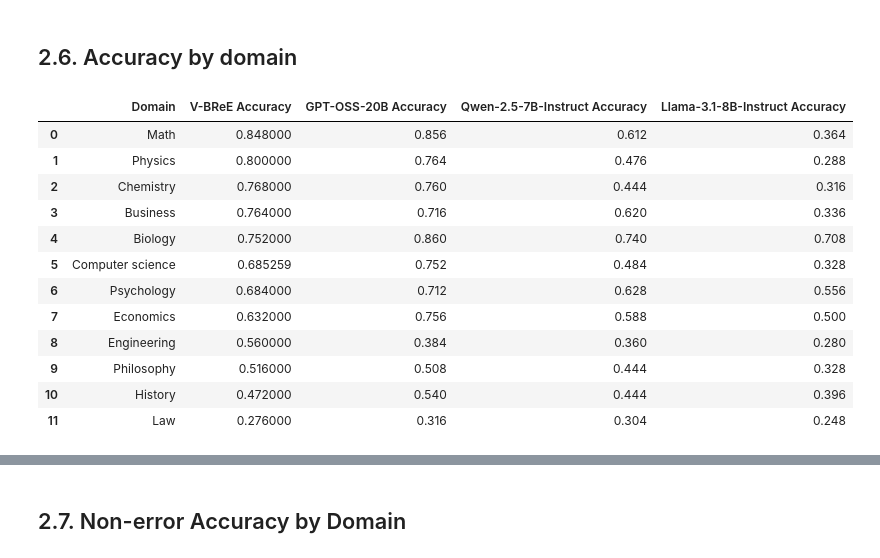
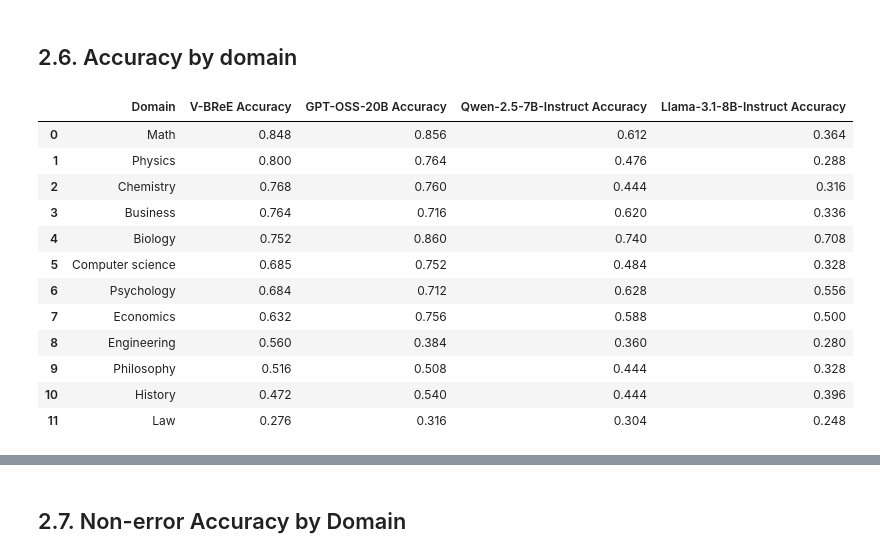
Before and after one commit to JasonIves/V-BReE, a Jupyter notebook: results/v_bree_accuracy_assessment.ipynb, the cells around one changed output, grey strips where cells are left out. Saved outputs shown, nothing was run; the diff lists cells and outputs as text; code cells hidden in the pictures.

```diff
--- a/results/v_bree_accuracy_assessment.ipynb
+++ b/results/v_bree_accuracy_assessment.ipynb
@@ -17,7 +17,7 @@ sample = pd.read_csv("../data/mmlu_pro_12_cat_250_sample_20260306.csv")
 
 data = pd.read_csv('../data/full_sample_results/v-bree_mmlupro_test_0_3000_20260306_final.csv')
 
-merged = pd.merge(data, sample[["question_id", "answer"]], c)
+merged = pd.merge(data, sample[["question_id", "answer"]], left_on = "id", right_on = "question_id", how = "left")
 
 chosen_responses = merged[merged["chosen_response"] == True]
 
@@ -186,30 +195,35 @@ plt.show()
 # %%
 ##CREATE A TABLE OF ACCURACY BY DOMAIN FOR NON-ERROR CASES FOR ALL MODELS
 gpt_accuracy_by_domain = gpt_merged.groupby("domain").apply(lambda x: (x["answer"] == x["selected_choice"]).mean()).sort_values(ascending=False)
 qwen_accuracy_by_domain = qwen_merged.groupby("domain").apply(lambda x: (x["answer"] == x["selected_choice"]).mean()).sort_values(ascending=False)
 llama_accuracy_by_domain = llama_merged.groupby("domain").apply(lambda x: (x["answer"] == x["selected_choice"]).mean()).sort_values(ascending=False)
 
 accuracy_by_domain_df = pd.DataFrame(accuracy_by_domain).reset_index().rename(columns={0: 'V-BReE Accuracy'})
 
 accuracy_by_domain_df["GPT-OSS-20B Accuracy"] = gpt_accuracy_by_domain.reindex(accuracy_by_domain_df["domain"]).values
 accuracy_by_domain_df["Qwen-2.5-7B-Instruct Accuracy"] = qwen_accuracy_by_domain.reindex(accuracy_by_domain_df["domain"]).values
 accuracy_by_domain_df["Llama-3.1-8B-Instruct Accuracy"] = llama_accuracy_by_domain.reindex(accuracy_by_domain_df["domain"]).values
 
 accuracy_by_domain_df.rename(columns={"domain": "Domain"}, inplace=True)
 accuracy_by_domain_df["Domain"] = accuracy_by_domain_df["Domain"].str.capitalize()
 
-display(accuracy_by_domain_df)
+dec_lim_accuracy_by_domain_df = accuracy_by_domain_df.copy()
+##DISPLAY NE ACCURACY WITH 3 DECIMAL PLACES
+for col in dec_lim_accuracy_by_domain_df.columns[1:]:
+    dec_lim_accuracy_by_domain_df[col] = pd.to_numeric(dec_lim_accuracy_by_domain_df[col].apply(lambda x: f"{x:.3f}"))
+
+display(dec_lim_accuracy_by_domain_df)
 # %% [output]
 |  | Domain | V-BReE Accuracy | GPT-OSS-20B Accuracy | Qwen-2.5-7B-Instruct Accuracy | Llama-3.1-8B-Instruct Accuracy |
-| 0 | Math | 0.848000 | 0.856 | 0.612 | 0.364 |
-| 1 | Physics | 0.800000 | 0.764 | 0.476 | 0.288 |
-| 2 | Chemistry | 0.768000 | 0.760 | 0.444 | 0.316 |
-| 3 | Business | 0.764000 | 0.716 | 0.620 | 0.336 |
-| 4 | Biology | 0.752000 | 0.860 | 0.740 | 0.708 |
-| 5 | Computer science | 0.685259 | 0.752 | 0.484 | 0.328 |
-| 6 | Psychology | 0.684000 | 0.712 | 0.628 | 0.556 |
-| 7 | Economics | 0.632000 | 0.756 | 0.588 | 0.500 |
-| 8 | Engineering | 0.560000 | 0.384 | 0.360 | 0.280 |
-| 9 | Philosophy | 0.516000 | 0.508 | 0.444 | 0.328 |
-| 10 | History | 0.472000 | 0.540 | 0.444 | 0.396 |
-| 11 | Law | 0.276000 | 0.316 | 0.304 | 0.248 |
+| 0 | Math | 0.848 | 0.856 | 0.612 | 0.364 |
+| 1 | Physics | 0.800 | 0.764 | 0.476 | 0.288 |
+| 2 | Chemistry | 0.768 | 0.760 | 0.444 | 0.316 |
+| 3 | Business | 0.764 | 0.716 | 0.620 | 0.336 |
+| 4 | Biology | 0.752 | 0.860 | 0.740 | 0.708 |
+| 5 | Computer science | 0.685 | 0.752 | 0.484 | 0.328 |
+| 6 | Psychology | 0.684 | 0.712 | 0.628 | 0.556 |
+| 7 | Economics | 0.632 | 0.756 | 0.588 | 0.500 |
+| 8 | Engineering | 0.560 | 0.384 | 0.360 | 0.280 |
+| 9 | Philosophy | 0.516 | 0.508 | 0.444 | 0.328 |
+| 10 | History | 0.472 | 0.540 | 0.444 | 0.396 |
+| 11 | Law | 0.276 | 0.316 | 0.304 | 0.248 |
```
Also changed, not shown: parts of 13 cells of this notebook, 4 other files.
